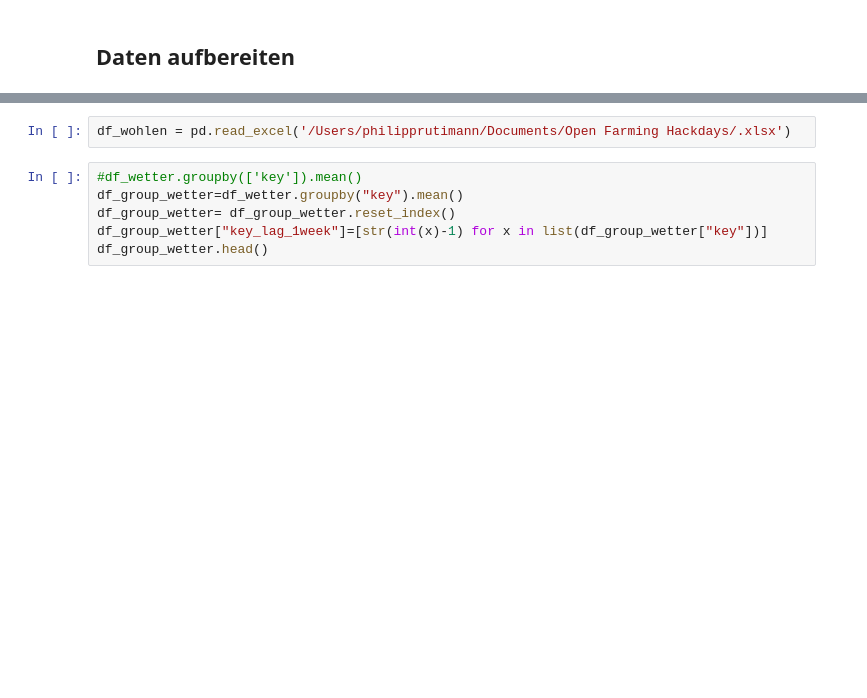
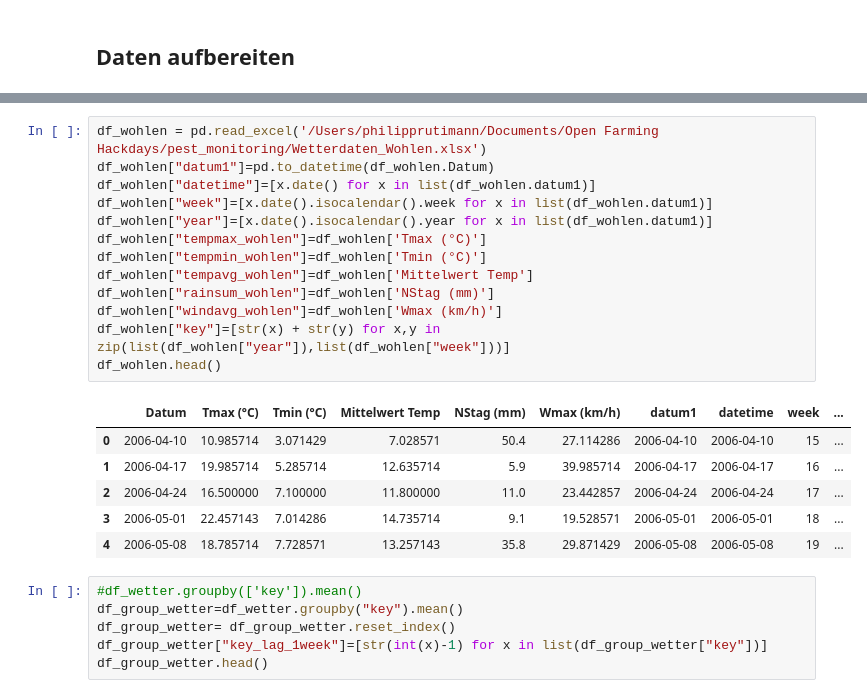
Before and after one commit to urechm/pest_monitoring, a Jupyter notebook: pestmodel_möhrenfliegen.ipynb, the cells around one changed output, grey strips where cells are left out. Cells and saved outputs as stored; diff of their text form; blank space fills up the shorter version.

```diff
--- a/pestmodel_möhrenfliegen.ipynb
+++ b/pestmodel_möhrenfliegen.ipynb
@@ -44,8 +44,26 @@ df_wetter.head()
 | 2 | 200330 | 21.2 | 10.6 |
 | 3 | 200331 | 17.8 | 0.0 |
 | 4 | 200331 | 18.5 | 0.0 |
-# %%
-df_wohlen = pd.read_excel('/Users/philipprutimann/Documents/Open Farming Hackdays/.xlsx')
+# %%
+df_wohlen = pd.read_excel('/Users/philipprutimann/Documents/Open Farming Hackdays/pest_monitoring/Wetterdaten_Wohlen.xlsx')
+df_wohlen["datum1"]=pd.to_datetime(df_wohlen.Datum)
+df_wohlen["datetime"]=[x.date() for x in list(df_wohlen.datum1)]
+df_wohlen["week"]=[x.date().isocalendar().week for x in list(df_wohlen.datum1)]
+df_wohlen["year"]=[x.date().isocalendar().year for x in list(df_wohlen.datum1)]
+df_wohlen["tempmax_wohlen"]=df_wohlen['Tmax (°C)']
+df_wohlen["tempmin_wohlen"]=df_wohlen['Tmin (°C)']
+df_wohlen["tempavg_wohlen"]=df_wohlen['Mittelwert Temp']
+df_wohlen["rainsum_wohlen"]=df_wohlen['NStag (mm)']
+df_wohlen["windavg_wohlen"]=df_wohlen['Wmax (km/h)']
+df_wohlen["key"]=[str(x) + str(y) for x,y in zip(list(df_wohlen["year"]),list(df_wohlen["week"]))]
+df_wohlen.head()
+# %% [output]
+|  | Datum | Tmax (°C) | Tmin (°C) | Mittelwert Temp | NStag (mm) | Wmax (km/h) | datum1 | datetime | week | ... |
+| 0 | 2006-04-10 | 10.985714 | 3.071429 | 7.028571 | 50.4 | 27.114286 | 2006-04-10 | 2006-04-10 | 15 | ... |
+| 1 | 2006-04-17 | 19.985714 | 5.285714 | 12.635714 | 5.9 | 39.985714 | 2006-04-17 | 2006-04-17 | 16 | ... |
+| 2 | 2006-04-24 | 16.500000 | 7.100000 | 11.800000 | 11.0 | 23.442857 | 2006-04-24 | 2006-04-24 | 17 | ... |
+| 3 | 2006-05-01 | 22.457143 | 7.014286 | 14.735714 | 9.1 | 19.528571 | 2006-05-01 | 2006-05-01 | 18 | ... |
+| 4 | 2006-05-08 | 18.785714 | 7.728571 | 13.257143 | 35.8 | 29.871429 | 2006-05-08 | 2006-05-08 | 19 | ... |
 # %%
 #df_wetter.groupby(['key']).mean()
 df_group_wetter=df_wetter.groupby("key").mean()
```
Also changed, not shown: parts of 10 cells of this notebook, 3 other files.
